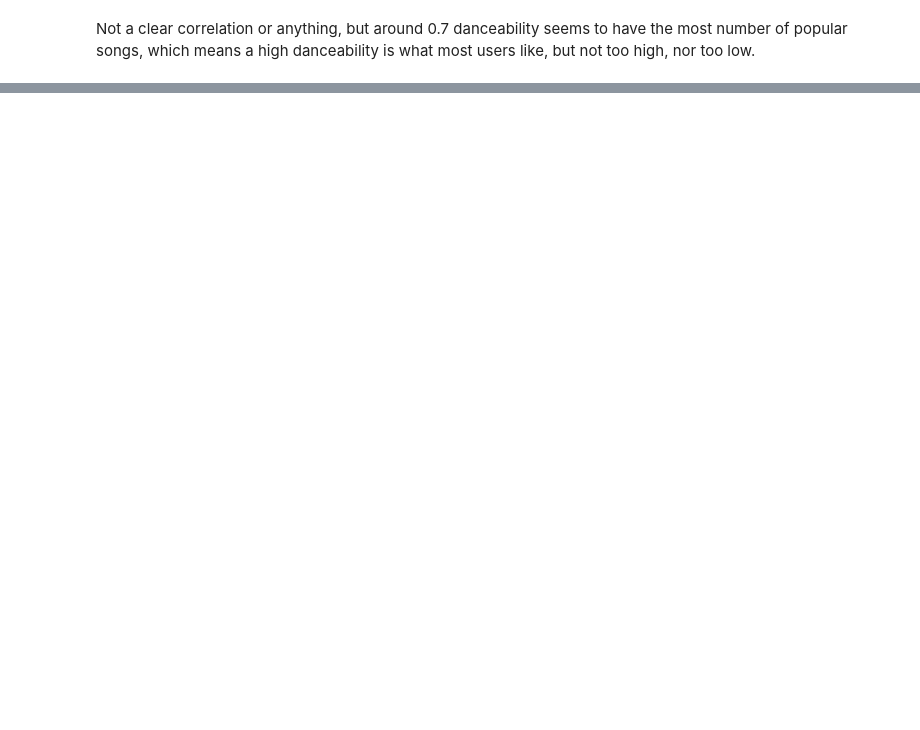
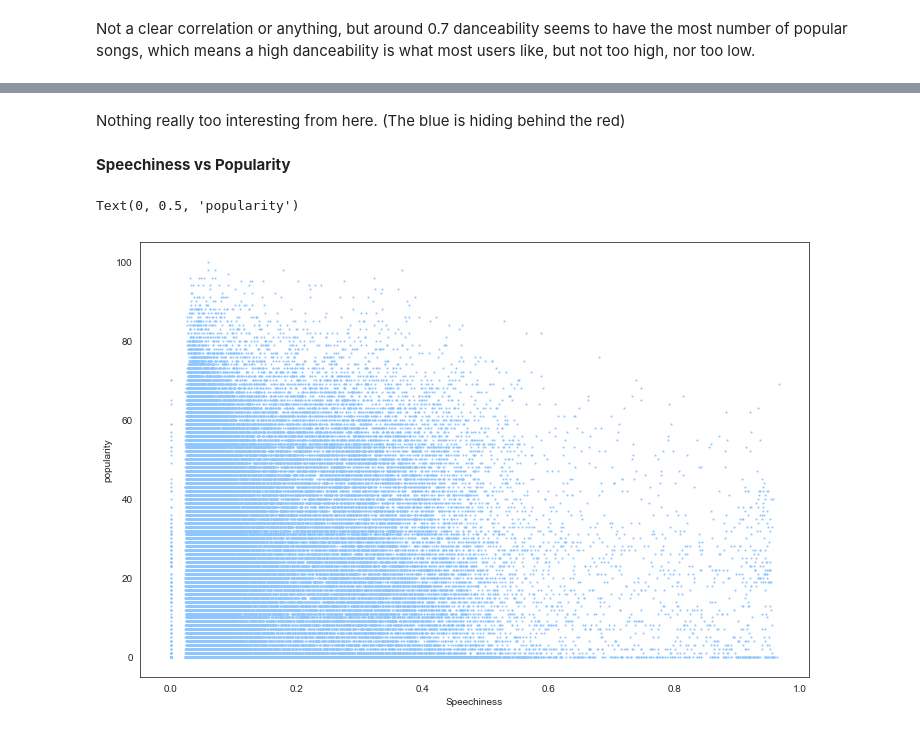
Before and after one commit to RQuery/Spotify-Song-Popularity-Prediction, a Jupyter notebook: Spotify Audio Features.ipynb, the cells around one changed output, grey strips where cells are left out. Saved outputs shown, nothing was run; the diff lists cells and outputs as text; code cells hidden in the pictures; blank space fills up the shorter version.

```diff
--- a/Spotify Audio Features.ipynb
+++ b/Spotify Audio Features.ipynb
@@ -221,0 +249,16 @@ In general, songs around 200 seconds to 300 seconds (3.5 to 5 minutes) are the m
+# %% [markdown]
+Nothing really too interesting from here. (The blue is hiding behind the red)
+# %% [markdown]
+**Speechiness vs Popularity**
+# %%
+color_list = ['#8ec6ff', 'red']
+color_palette = sns.color_palette(color_list)
+sns.set_palette(color_palette)
+sns.set_style('white')
+fig4 = plt.figure(figsize = (12, 8))
+plt.scatter(data['speechiness'],data['popularity'],s=1)
+plt.xlabel('Speechiness')
+plt.ylabel('popularity')
+# %% [output]
+Text(0, 0.5, 'popularity')
+[figure, added]
```
Also changed, not shown: parts of 22 cells of this notebook.
